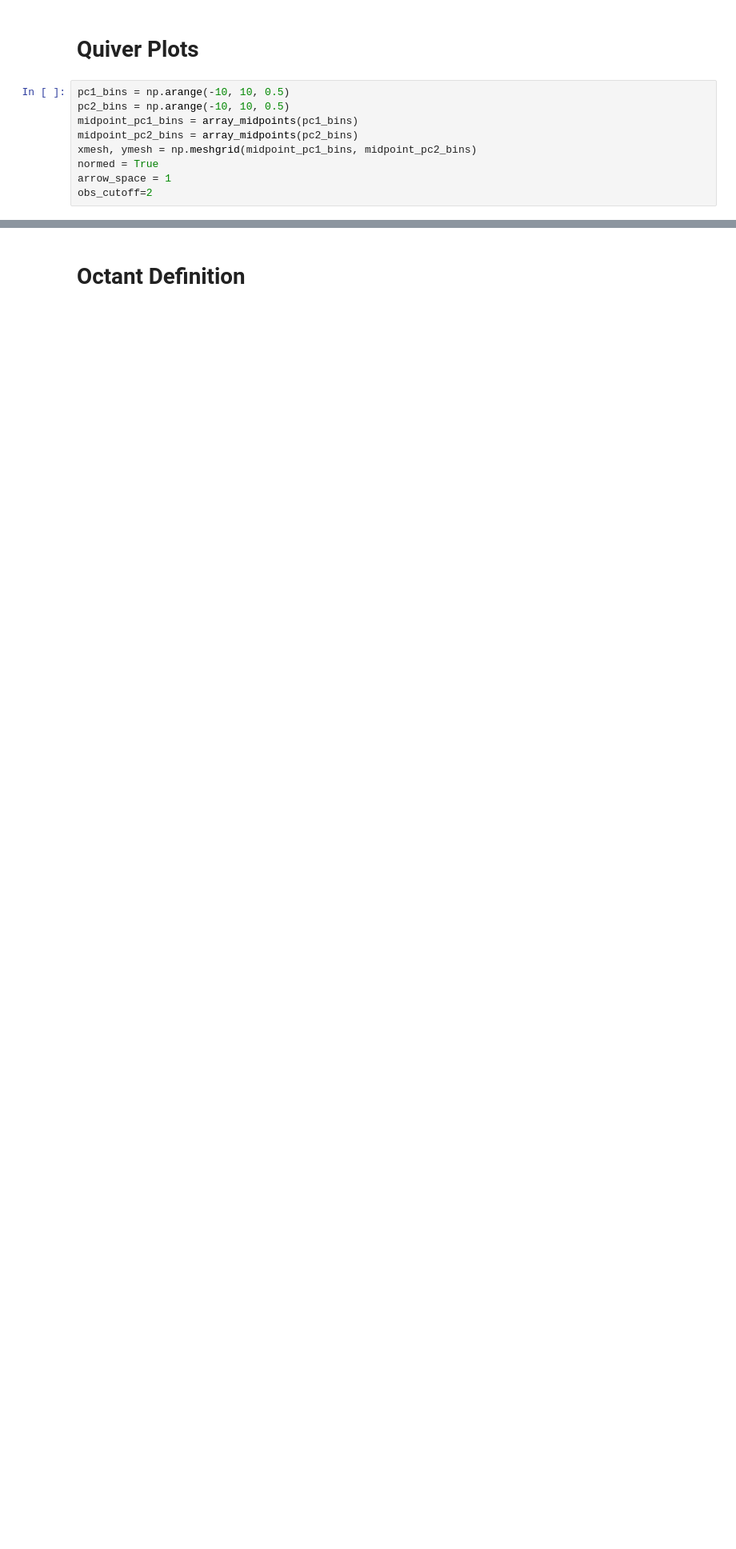
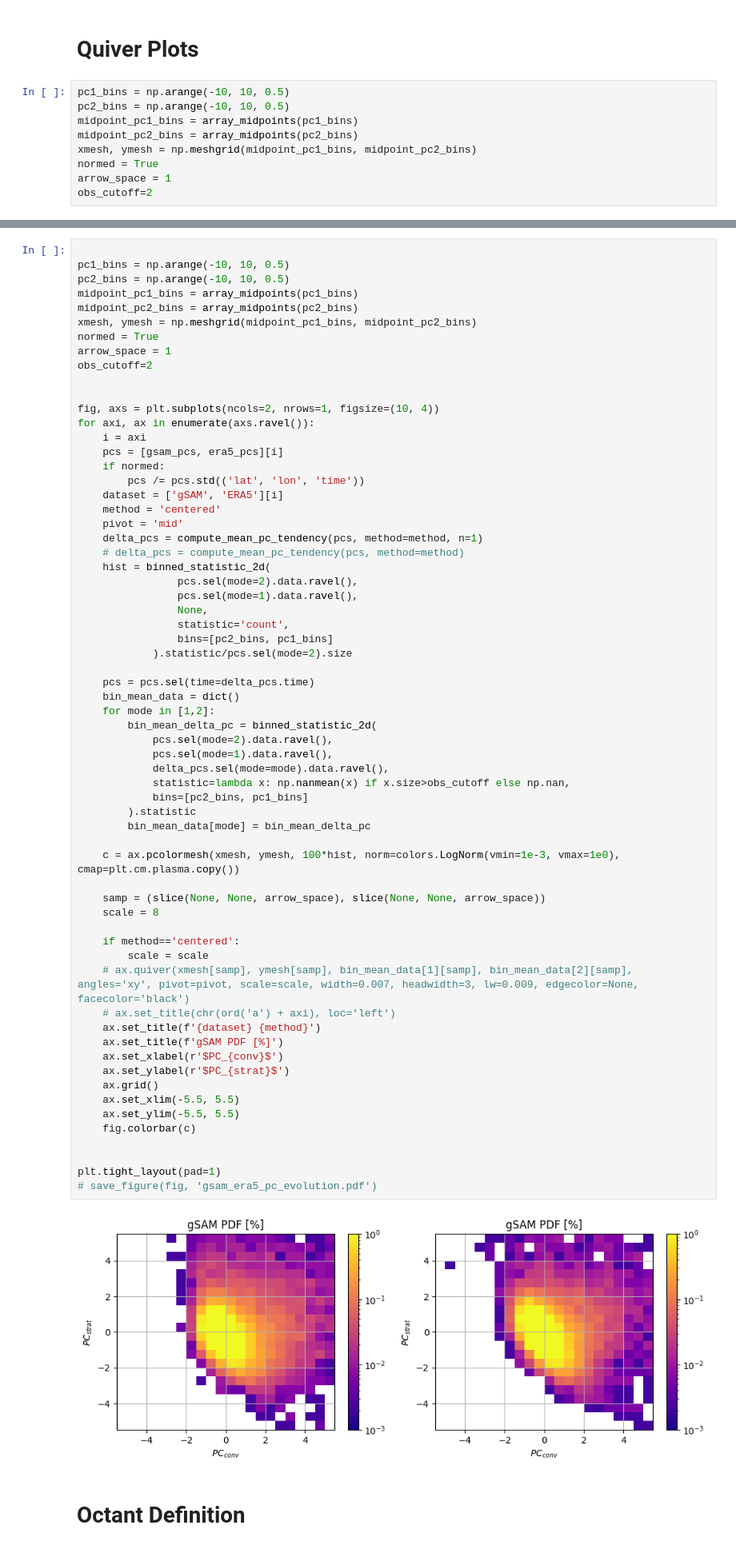
Before and after one commit to pedroanguloumana/multiscale_circulations_in_gsam, a Jupyter notebook: notebooks/gridscale_evolution.ipynb, the cells around one changed output, grey strips where cells are left out. Shown at 80% size. Cells and saved outputs as stored; diff of their text form; blank space fills up the shorter version.

```diff
--- a/notebooks/gridscale_evolution.ipynb
+++ b/notebooks/gridscale_evolution.ipynb
@@ -84,3 +115,69 @@ save_figure(fig, 'gsam_era5_pc_evolution.pdf')
+# %%
+
+pc1_bins = np.arange(-10, 10, 0.5)
+pc2_bins = np.arange(-10, 10, 0.5)
+midpoint_pc1_bins = array_midpoints(pc1_bins)
+midpoint_pc2_bins = array_midpoints(pc2_bins)
+xmesh, ymesh = np.meshgrid(midpoint_pc1_bins, midpoint_pc2_bins)
+normed = True
+arrow_space = 1
+obs_cutoff=2
+
+
+fig, axs = plt.subplots(ncols=2, nrows=1, figsize=(10, 4))
+for axi, ax in enumerate(axs.ravel()):
+    i = axi
+    pcs = [gsam_pcs, era5_pcs][i]
+    if normed:
+        pcs /= pcs.std(('lat', 'lon', 'time'))
+    dataset = ['gSAM', 'ERA5'][i]
+    method = 'centered'
+    pivot = 'mid'
+    delta_pcs = compute_mean_pc_tendency(pcs, method=method, n=1)
+    # delta_pcs = compute_mean_pc_tendency(pcs, method=method)
+    hist = binned_statistic_2d(
+                pcs.sel(mode=2).data.ravel(),
+                pcs.sel(mode=1).data.ravel(),
+                None,
+                statistic='count',
+                bins=[pc2_bins, pc1_bins]
+            ).statistic/pcs.sel(mode=2).size
+
+    pcs = pcs.sel(time=delta_pcs.time)
+    bin_mean_data = dict()
+    for mode in [1,2]:
+        bin_mean_delta_pc = binned_statistic_2d(
+            pcs.sel(mode=2).data.ravel(),
+            pcs.sel(mode=1).data.ravel(),
+            delta_pcs.sel(mode=mode).data.ravel(),
+            statistic=lambda x: np.nanmean(x) if x.size>obs_cutoff else np.nan,
+            bins=[pc2_bins, pc1_bins]
+        ).statistic
+        bin_mean_data[mode] = bin_mean_delta_pc
+
+    c = ax.pcolormesh(xmesh, ymesh, 100*hist, norm=colors.LogNorm(vmin=1e-3, vmax=1e0), cmap=plt.cm.plasma.copy())
+
+    samp = (slice(None, None, arrow_space), slice(None, None, arrow_space))
+    scale = 8
+
+    if method=='centered':
+        scale = scale
+    # ax.quiver(xmesh[samp], ymesh[samp], bin_mean_data[1][samp], bin_mean_data[2][samp], angles='xy', pivot=pivot, scale=scale, width=0.007, headwidth=3, lw=0.009, edgecolor=None, facecolor='black')
+    # ax.set_title(chr(ord('a') + axi), loc='left')
+    ax.set_title(f'{dataset} {method}')
+    ax.set_title(f'gSAM PDF [%]')
+    ax.set_xlabel(r'$PC_{conv}$')
+    ax.set_ylabel(r'$PC_{strat}$')
+    ax.grid()
+    ax.set_xlim(-5.5, 5.5)
+    ax.set_ylim(-5.5, 5.5)
+    fig.colorbar(c)
+
+
+plt.tight_layout(pad=1)
+# save_figure(fig, 'gsam_era5_pc_evolution.pdf')
+# %% [output]
+[figure, added]
 # %% [markdown]
 # Octant Definition
 # %%
```
Also changed, not shown: parts of 7 cells of this notebook, 11 other files.
